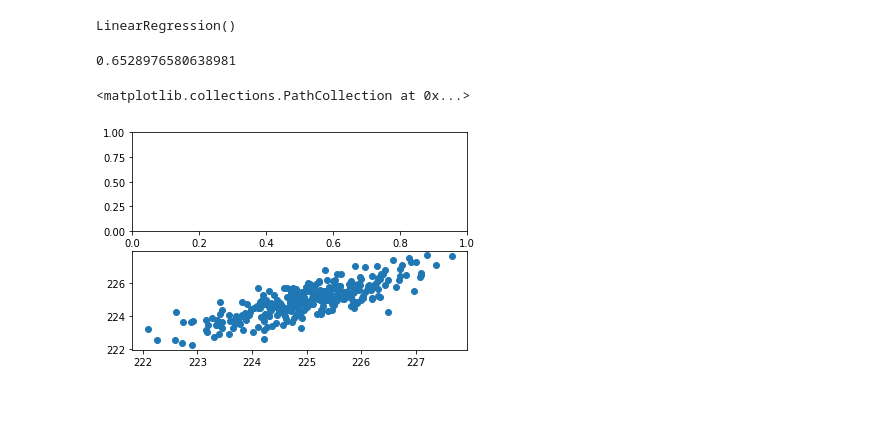
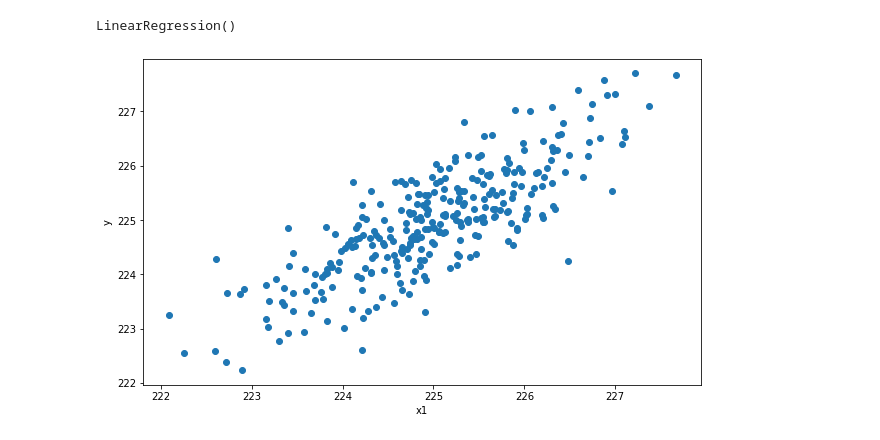
Before and after one commit to Amikuto/Econometric, a Jupyter notebook: 9oct/hw/Test.ipynb, the cells around one changed output. Saved outputs shown, nothing was run; the diff lists cells and outputs as text; code cells hidden in the pictures; blank space fills up the shorter version.

```diff
--- a/9oct/hw/Test.ipynb
+++ b/9oct/hw/Test.ipynb
@@ -49,13 +52,11 @@ model_par.fit(y_arr, x1)
 # %% [output]
 LinearRegression()
-# %%
-print(model_par.score(y_arr, x1))
-# %% [output]
-0.6528976580638981
 # %%
-fig, ax = plt.subplots(2)
-# ax[1].scatter(x = df['Overall Qual'], y = df['SalePrice'])
-ax[1].scatter(x = df['x1'], y = df['y'])
+fig, ax = plt.subplots(figsize=(10, 6))
+ax.scatter(x = df['x1'], y = df['y'])
+plt.xlabel("x1")
+plt.ylabel("y")
+
+plt.show()
 # %% [output]
-<matplotlib.collections.PathCollection at 0x...>
-[figure, old version]
+[figure, new version]
```
Also changed, not shown: parts of 15 cells of this notebook.
